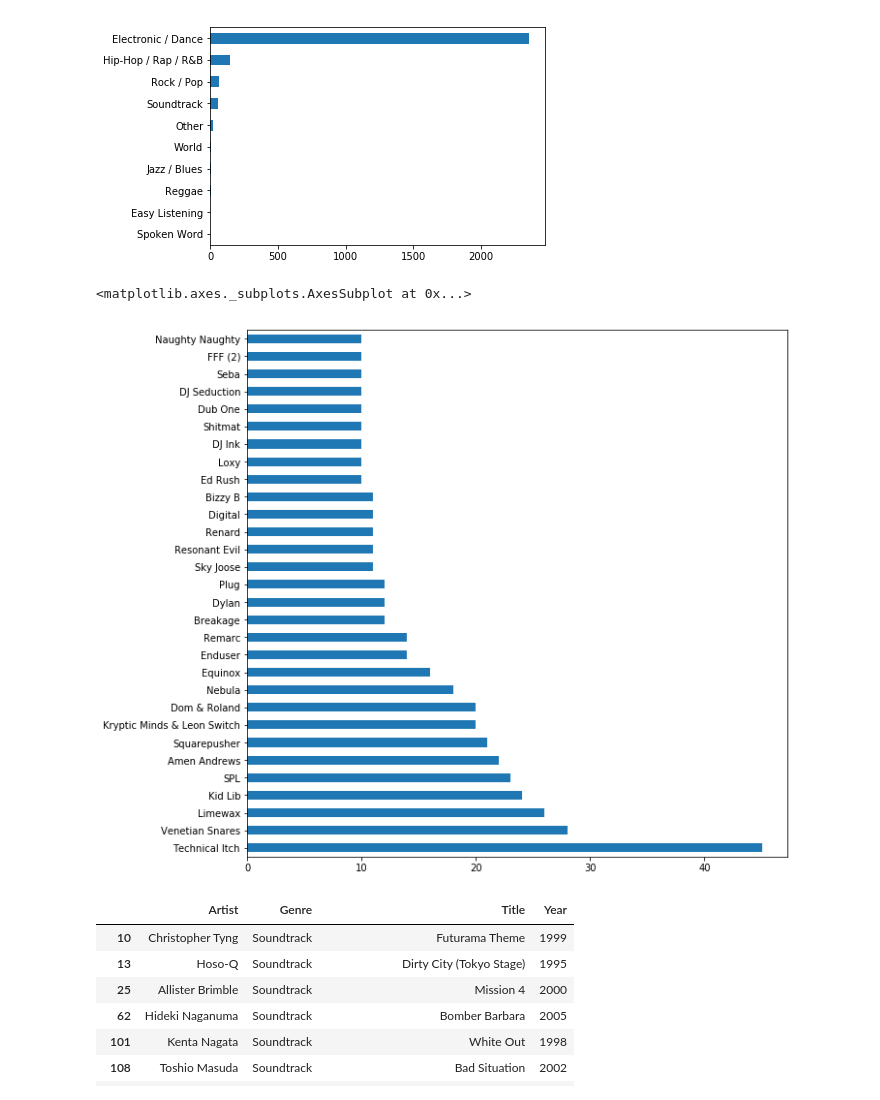
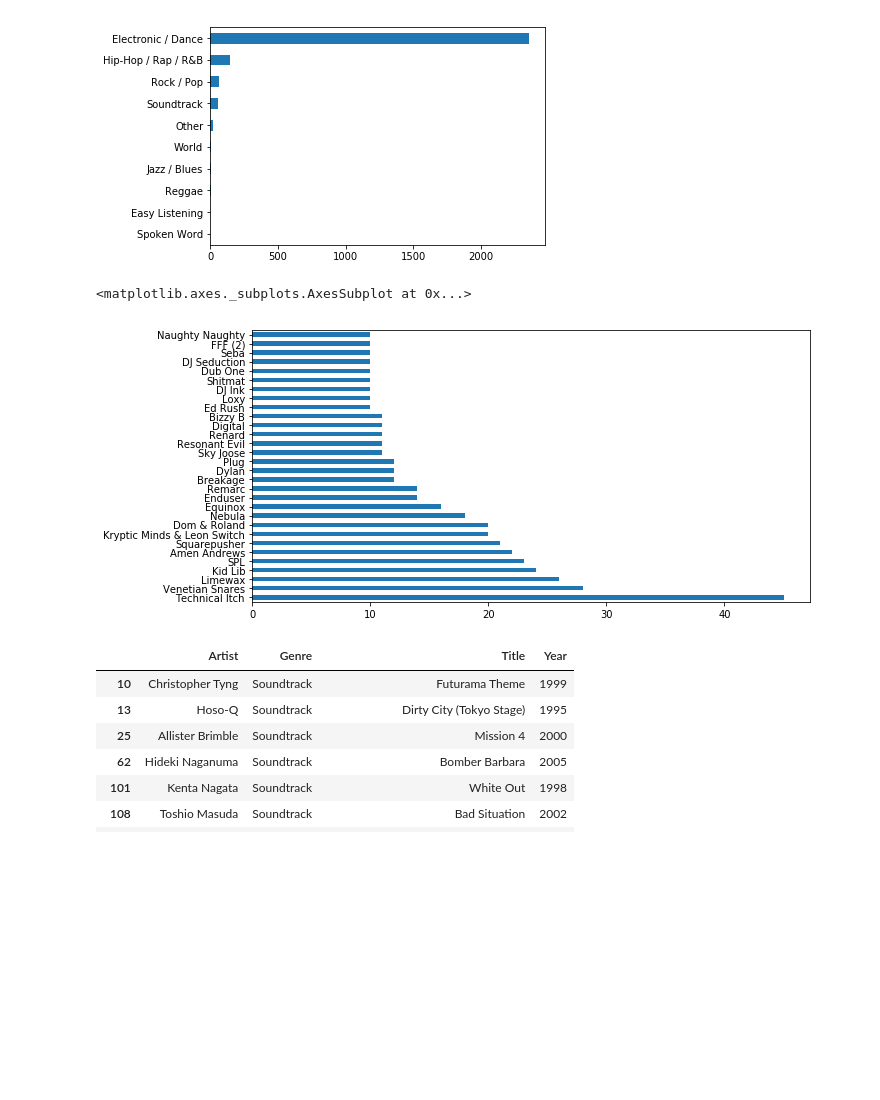
Before and after one commit to 2109Sot/studio-projects, a Jupyter notebook: code/who_sampled/who_sampled_scrape.ipynb, the cells around one changed output. Drawn from its saved outputs; the diff is of its cells as text; code cells hidden in the pictures; blank space fills up the shorter version.

```diff
--- a/code/who_sampled/who_sampled_scrape.ipynb
+++ b/code/who_sampled/who_sampled_scrape.ipynb
@@ -136,10 +136,10 @@ df['Genre'].value_counts().sort_values().plot(kind='barh')
 <matplotlib.axes._subplots.AxesSubplot at 0x...>
 [figure]
 # %%
-df['Artist'].value_counts().sort_values(ascending=False).head(30).plot(kind='barh', figsize=(10,10))
+df['Artist'].value_counts().sort_values(ascending=False).head(30).plot(kind='barh', figsize=(10,5))
 # %% [output]
 <matplotlib.axes._subplots.AxesSubplot at 0x...>
-[figure, old version]
+[figure, new version]
 # %%
 df[df['Genre'] == 'Soundtrack']
 # %% [output]
```
Also changed, not shown: 3 other files.
